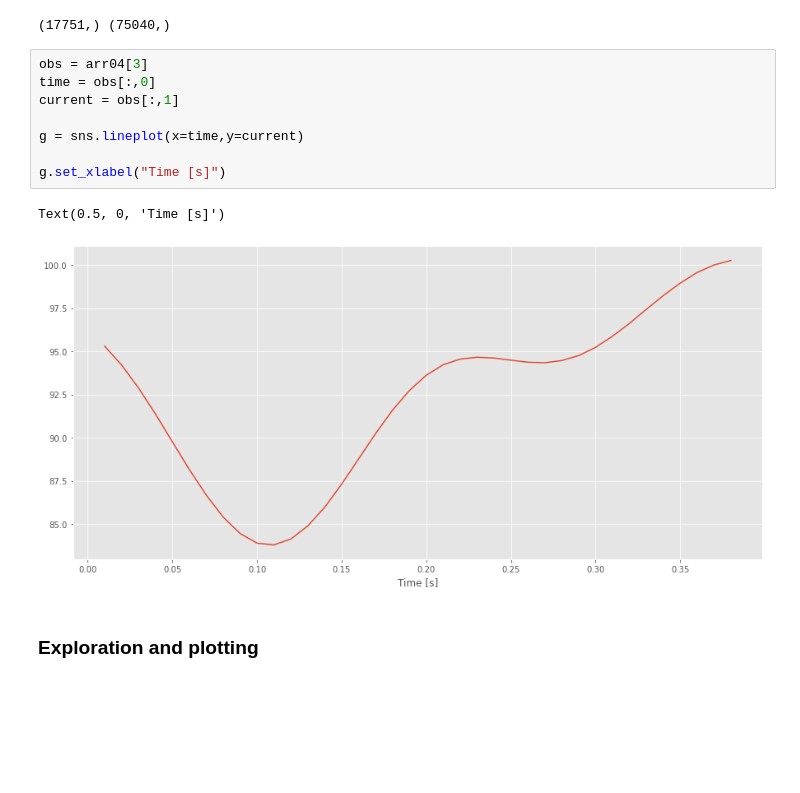
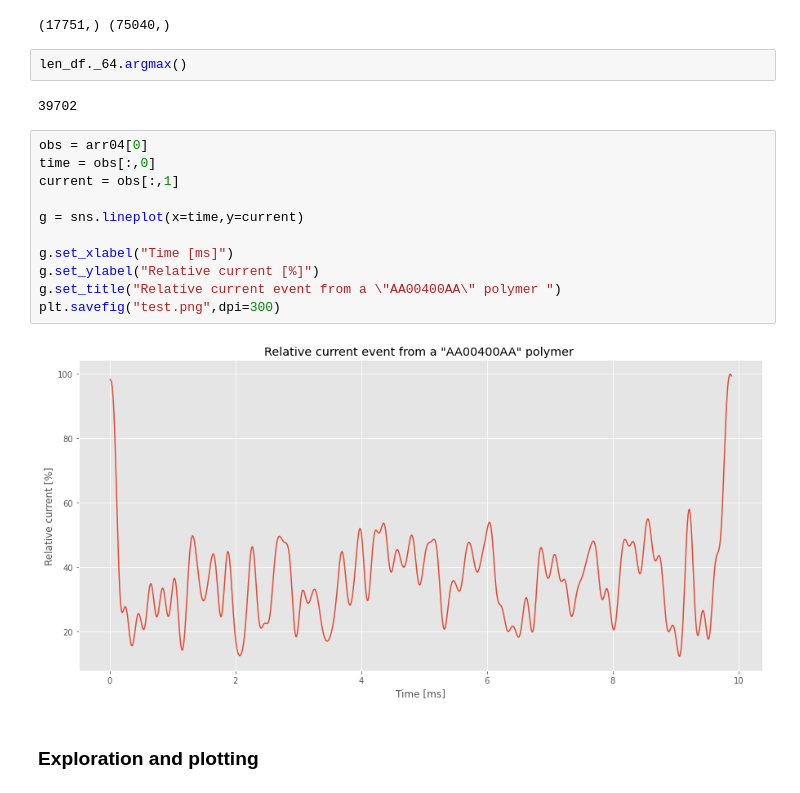
Before and after one commit to HaroldBenoit/ml4science-polymers, a Jupyter notebook: harold/harold_exploration.ipynb, the cells around one changed output. Drawn from its saved outputs; the diff is of its cells as text; blank space fills up the shorter version.

```diff
--- a/harold/harold_exploration.ipynb
+++ b/harold/harold_exploration.ipynb
@@ -17,17 +17,23 @@ arr64 = np.load("AA66466AA.npy",allow_pickle=True)
 print(arr04.shape, arr64.shape)
 # %% [output]
 (17751,) (75040,)
+# %%
+len_df._64.argmax()
+# %% [output]
+39702
 # %%
-obs = arr04[3]
+obs = arr04[0]
 time = obs[:,0]
 current = obs[:,1]
 
 g = sns.lineplot(x=time,y=current)
 
-g.set_xlabel("Time [s]")
+g.set_xlabel("Time [ms]")
+g.set_ylabel("Relative current [%]")
+g.set_title("Relative current event from a \"AA00400AA\" polymer ")
+plt.savefig("test.png",dpi=300)
 # %% [output]
-Text(0.5, 0, 'Time [s]')
-[figure, old version]
+[figure, new version]
 # %% [markdown]
 ### Exploration and plotting
 # %%
```
Also changed, not shown: parts of 1 cell of this notebook, 4 other files.
